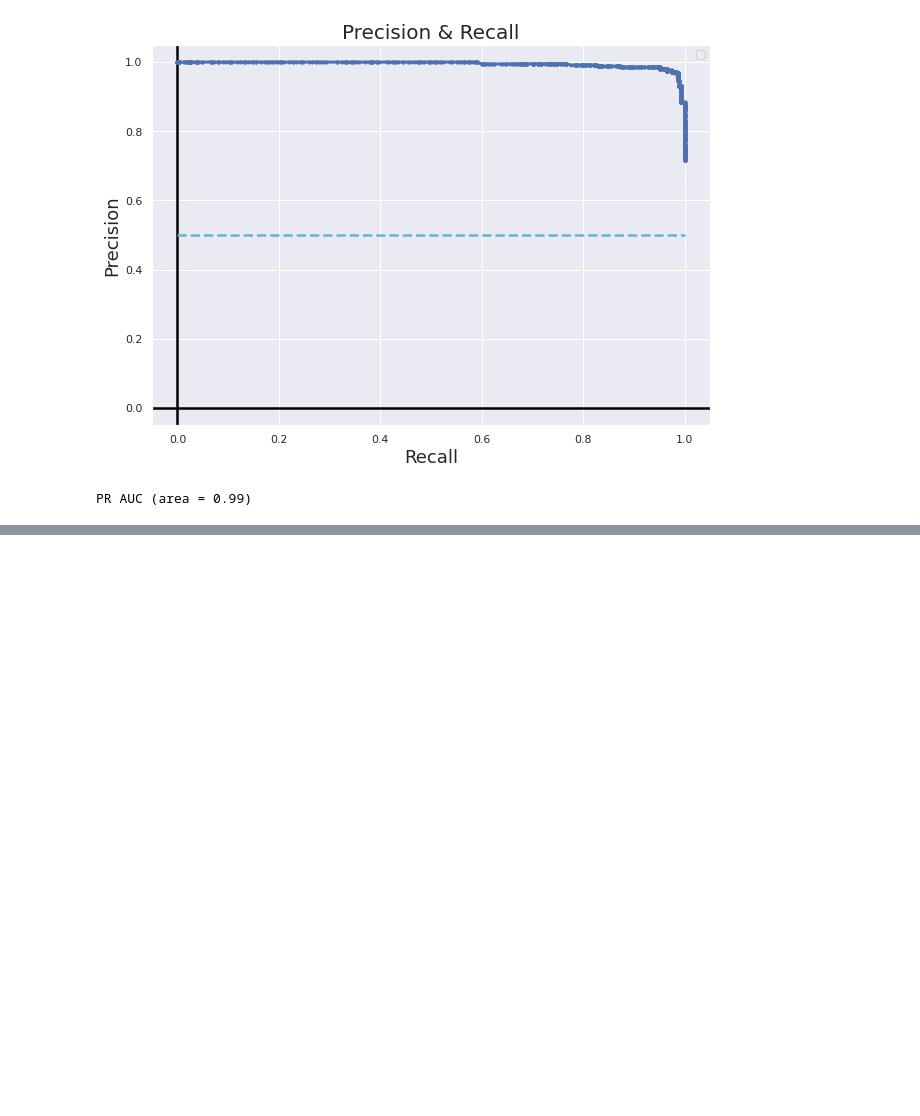
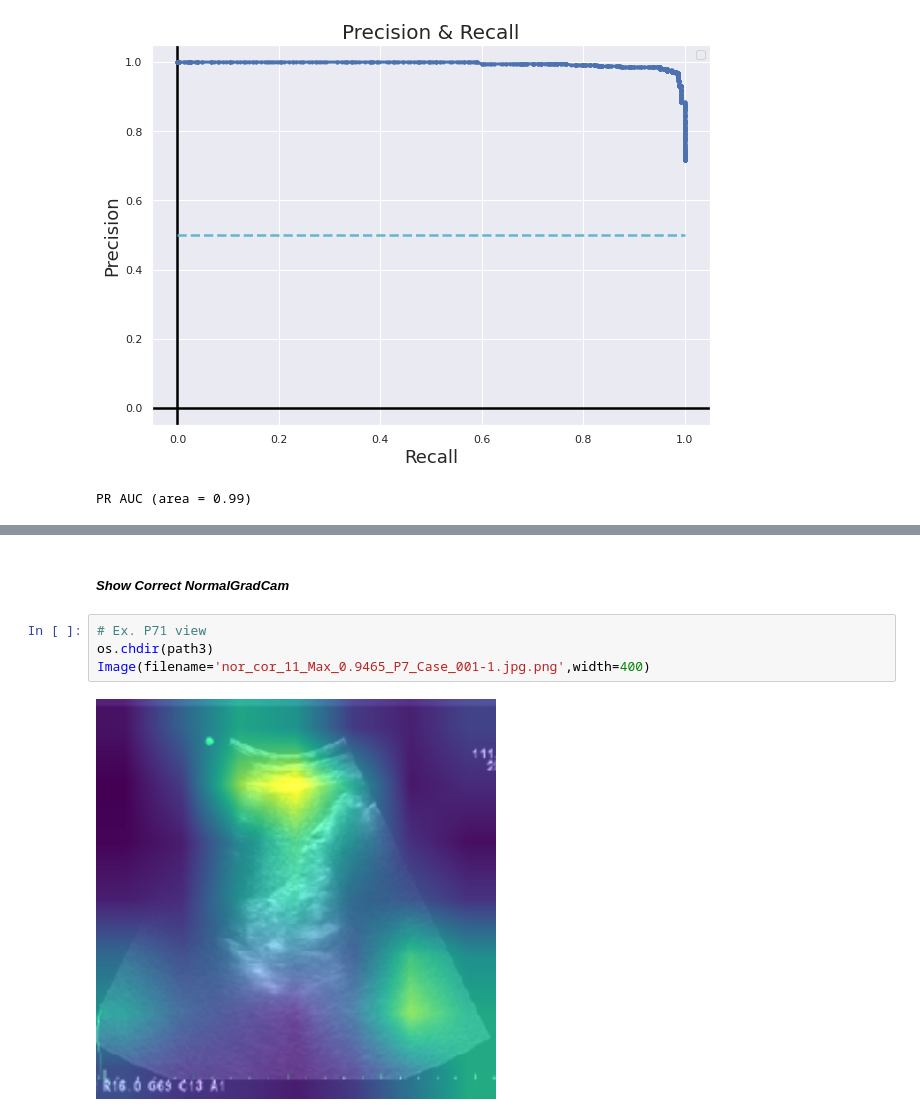
Before and after one commit to Peckkie/USAI_ABnormal_Screening, a Jupyter notebook: Test_Predict_Validation_EffNetB0.ipynb, the cells around one changed output, grey strips where cells are left out. Cells and saved outputs as stored; diff of their text form; blank space fills up the shorter version.

```diff
--- a/Test_Predict_Validation_EffNetB0.ipynb
+++ b/Test_Predict_Validation_EffNetB0.ipynb
@@ -420,0 +768,8 @@ PR AUC (area = 0.99)
+# %% [markdown]
+##### *Show Correct NormalGradCam*
+# %%
+# Ex. P71 view
+os.chdir(path3)
+Image(filename='nor_cor_11_Max_0.9465_P7_Case_001-1.jpg.png',width=400)
+# %% [output]
+[figure, added]
```
Also changed, not shown: parts of 40 cells of this notebook.
